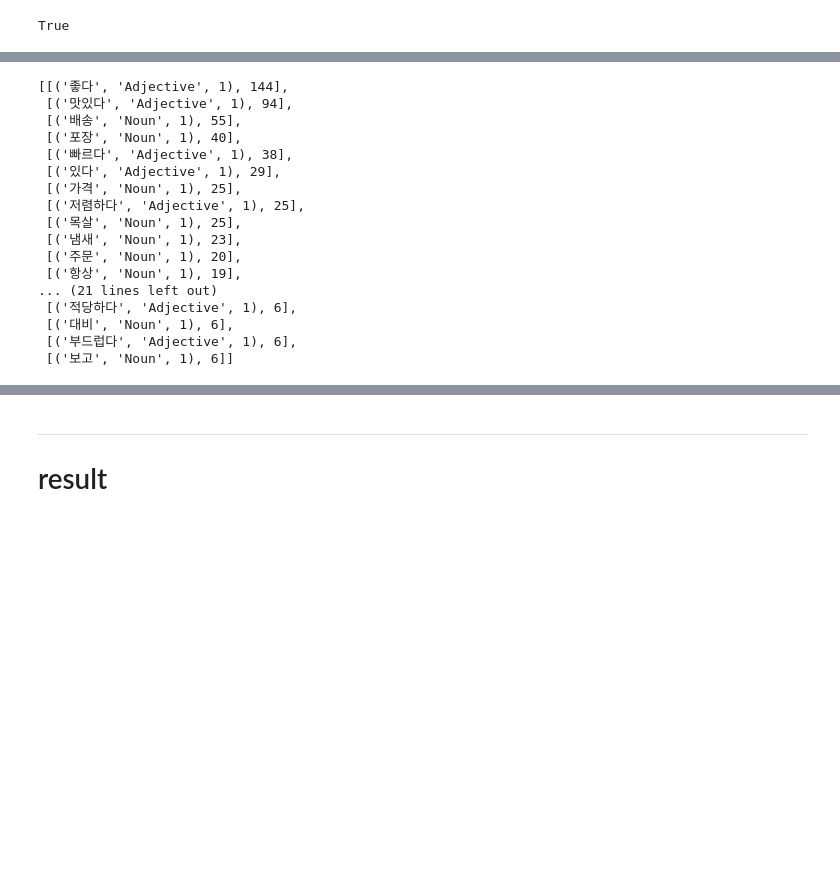
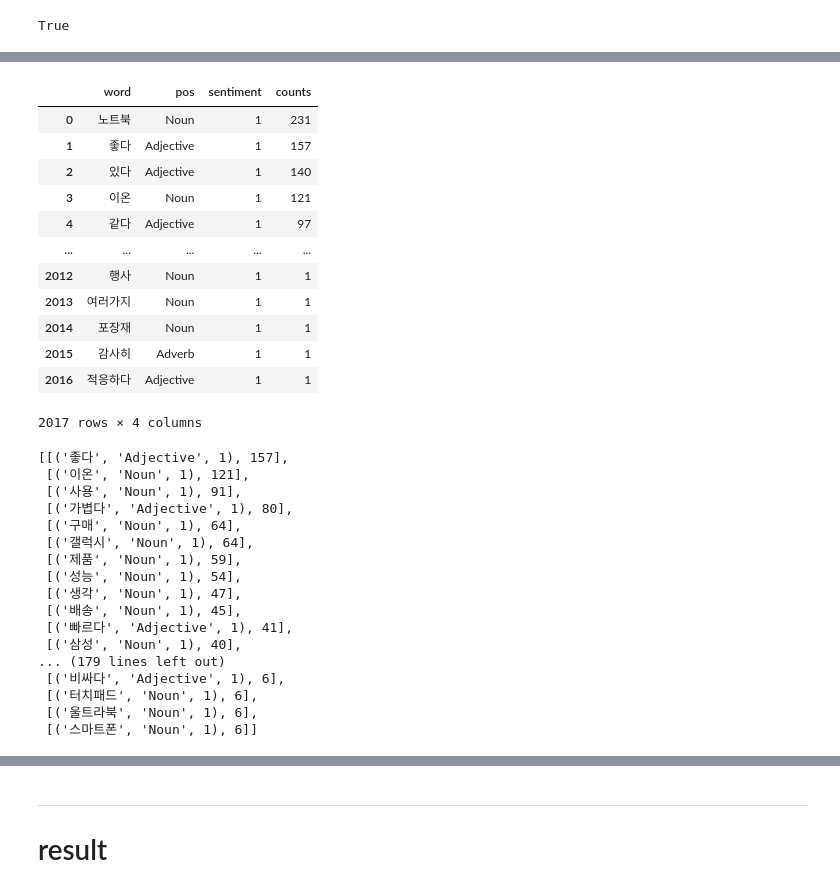
Before and after one commit to mycogno/wordcloud_model, a Jupyter notebook: keywording_test.ipynb, the cells around one changed output, grey strips where cells are left out. Saved outputs shown, nothing was run; the diff lists cells and outputs as text; code cells hidden in the pictures; blank space fills up the shorter version.

```diff
--- a/keywording_test.ipynb
+++ b/keywording_test.ipynb
@@ -73,8 +85,11 @@ pos_tagged
   'sentiment': 1}]
 # %%
+# 단어 극성 구분 o
+
 wordlist = []
 for sentence in pos_tagged:
     sentiment = sentence["sentiment"]
     for word in sentence["words"]:
-        wordlist.append(word + (sentiment,))
-wordlist
+        if word[1] in ["Noun", "Adjective", "Adverb"]:
+            wordlist.append(word + (sentiment,))
+wordlist[:50]
@@ -90,3 +141,5 @@ for word in wordlist:
         bow[index] = [word, bow[index][1]+1]
 # %%
 wordlist = sorted(bow, key=lambda word: word[1], reverse=True)
+# %%
+data = [list(row[0]) + [row[1]] for row in wordlist]
@@ -93,3 +148,21 @@ wordlist = sorted(bow, key=lambda word: word[1], reverse=True)
+# %%
+word_frame = pd.DataFrame(data, columns = ["word", "pos", "sentiment", "counts"])
+# %%
+word_frame
+# %% [output]
+|  | word | pos | sentiment | counts |
+| 0 | 노트북 | Noun | 1 | 231 |
+| 1 | 좋다 | Adjective | 1 | 157 |
+| 2 | 있다 | Adjective | 1 | 140 |
+| 3 | 이온 | Noun | 1 | 121 |
+| 4 | 같다 | Adjective | 1 | 97 |
+| ... | ... | ... | ... | ... |
+| 2012 | 행사 | Noun | 1 | 1 |
+| 2013 | 여러가지 | Noun | 1 | 1 |
+| 2014 | 포장재 | Noun | 1 | 1 |
+| 2015 | 감사히 | Adverb | 1 | 1 |
+| 2016 | 적응하다 | Adjective | 1 | 1 |
+2017 rows × 4 columns
 # %%
 pos_wordlist = [word for word in wordlist if word[0][2] == 1]
 neg_wordlist = [word for word in wordlist if word[0][2] == -1]
@@ -98,27 +172,28 @@ stopwords = ['고기', '정말', '너무', '진짜', '이다', '구매', '같다
 # %%
-toberemoved = ["Punctuation", "Josa", "Modifier", "Number", "Suffix", "Determiner", "VerbPrefix", "Alpha", "Verb"]
+# toberemoved = ["Punctuation", "Josa", "Modifier", "Number", "Suffix", "Determiner", "VerbPrefix", "Alpha", "Verb"]
+clean = ["Noun", "Adjective"]
 pos_result = []
 for word in pos_wordlist:
-    if word[0][1] not in toberemoved and len(word[0][0]) > 1 and word[0][0] not in stopwords and word[1] > 5:
-        if(word[0][0] == "가성"): word[0] = ("가성비", "Noun", 1)
+    if word[0][1] in clean and len(word[0][0]) > 1 and word[0][0] not in stopwords and word[1] > 5:
+#         if(word[0][0] == "가성"): word[0] = ("가성비", "Noun", 1)
         pos_result.append(word)
 pos_result
 # %% [output]
-[[('좋다', 'Adjective', 1), 144],
- [('맛있다', 'Adjective', 1), 94],
- [('배송', 'Noun', 1), 55],
- [('포장', 'Noun', 1), 40],
- [('빠르다', 'Adjective', 1), 38],
- [('있다', 'Adjective', 1), 29],
- [('가격', 'Noun', 1), 25],
- [('저렴하다', 'Adjective', 1), 25],
- [('목살', 'Noun', 1), 25],
- [('냄새', 'Noun', 1), 23],
- [('주문', 'Noun', 1), 20],
- [('항상', 'Noun', 1), 19],
-... (21 lines left out)
- [('적당하다', 'Adjective', 1), 6],
- [('대비', 'Noun', 1), 6],
- [('부드럽다', 'Adjective', 1), 6],
- [('보고', 'Noun', 1), 6]]
+[[('좋다', 'Adjective', 1), 157],
+ [('이온', 'Noun', 1), 121],
+ [('사용', 'Noun', 1), 91],
+ [('가볍다', 'Adjective', 1), 80],
+ [('구매', 'Noun', 1), 64],
+ [('갤럭시', 'Noun', 1), 64],
+ [('제품', 'Noun', 1), 59],
+ [('성능', 'Noun', 1), 54],
+ [('생각', 'Noun', 1), 47],
+ [('배송', 'Noun', 1), 45],
+ [('빠르다', 'Adjective', 1), 41],
+ [('삼성', 'Noun', 1), 40],
+... (179 lines left out)
+ [('비싸다', 'Adjective', 1), 6],
+ [('터치패드', 'Noun', 1), 6],
+ [('울트라북', 'Noun', 1), 6],
+ [('스마트폰', 'Noun', 1), 6]]
 # %%
```
Also changed, not shown: parts of 36 cells of this notebook, 2 other files.
